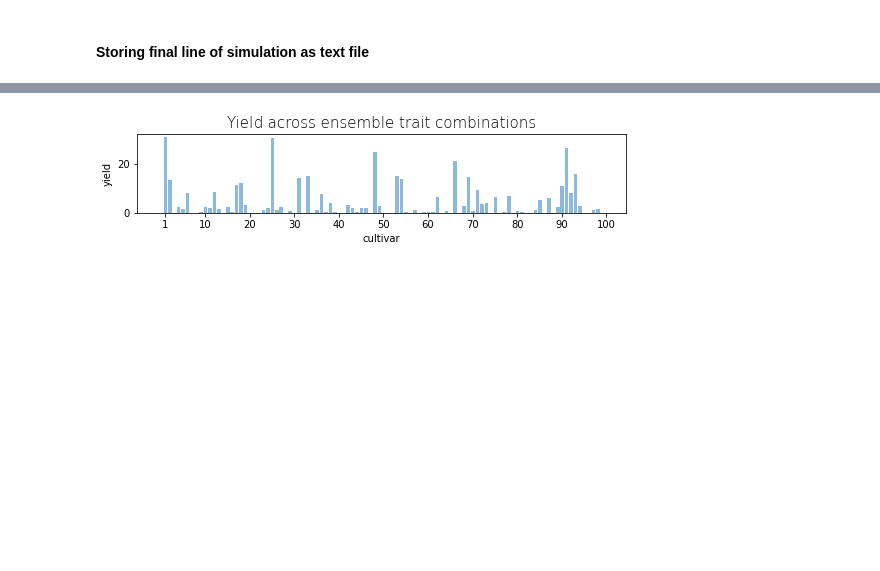
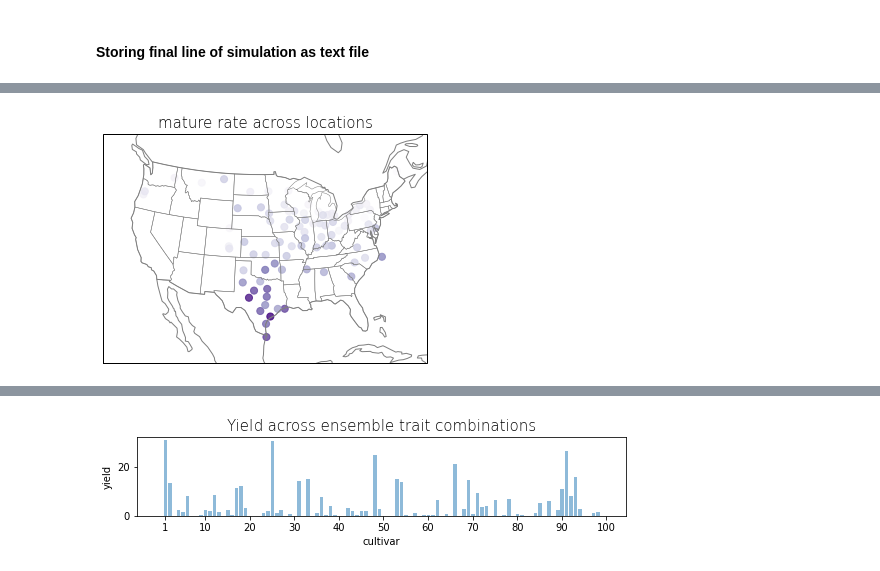
Before and after one commit to jennhsiao/upscale, a Jupyter notebook: notebooks/sim_opt100.ipynb, the cells around one changed output, grey strips where cells are left out. Cells and saved outputs as stored; diff of their text form; code cells hidden in the pictures; blank space fills up the shorter version.

```diff
--- a/notebooks/sim_opt100.ipynb
+++ b/notebooks/sim_opt100.ipynb
@@ -169,0 +150,8 @@ df_matured.head()
+# %%
+# reading in raw simulation outputs
+df_simulations = pd.read_csv('/home/disk/eos8/ach315/upscale/test/sims_6190.txt', index_col=0)
+# reading in filtered sites
+df_filtsites = pd.read_csv('/home/disk/eos8/ach315/upscale/weadata/sites_filtered.csv', index_col=0)
+# merging two dataframes - filtering out unwanted sites - should only have 85 sites left
+df_sims = pd.merge(df_simulations, df_filtsites, how='inner', on=['site', 'site'])
+df_sims.head()
@@ -169,0 +232,22 @@ df_matured.head()
+# %%
+# maturate rate across sites
+mature_rate = list((df_matured.groupby('site').count().year)/(df_sims.groupby('site').count().year))
+from palettable.colorbrewer.sequential import Purples_9
+
+fig = plt.figure(figsize=(5,4))
+ax = fig.add_subplot(1,1,1,
+                     projection=ccrs.AlbersEqualArea(
+                         central_latitude=39.5, central_longitude=-98.35))
+ax.set_extent([-123, -72, 19, 53])
+ax.scatter(df_matured.groupby('site').mean().lon*-1, df_matured.groupby('site').mean().lat,
+           transform=ccrs.PlateCarree(), s=50, c=mature_rate, cmap=Purples_9.mpl_colormap, alpha=0.8)
+
+ax.add_feature(cfeature.BORDERS, edgecolor='grey')
+ax.add_feature(cfeature.COASTLINE, edgecolor='grey')
+ax.add_feature(cfeature.STATES, edgecolor='grey', linewidth=0.5)
+ax.set_title('mature rate across locations', fontweight='light', fontsize=15)
+fig.subplots_adjust(left=0.05, bottom=0, right=0.95, top=1)
+
+#plt.savefig('/home/disk/eos8/ach315/upscale/figs/sites_weastation.png', format='png', dpi=800)
+# %% [output]
+[figure, added]
```
Also changed, not shown: parts of 24 cells of this notebook.
